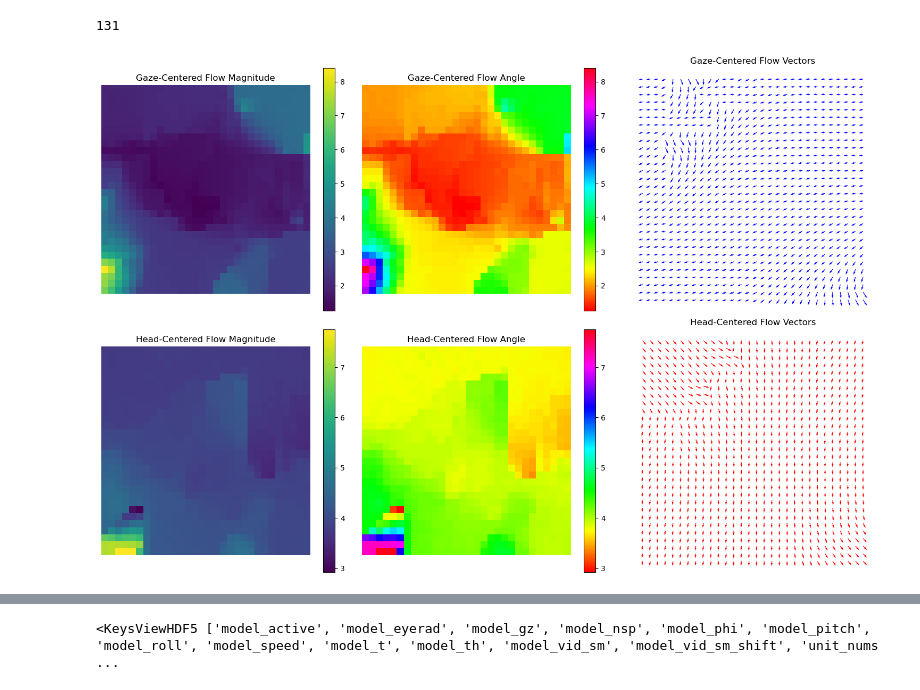
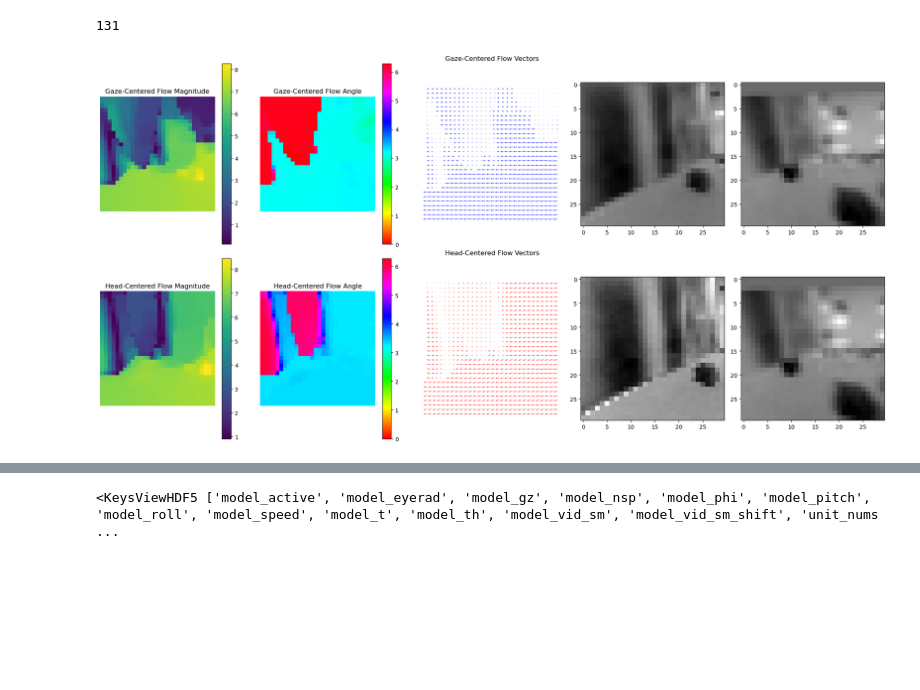
Before and after one commit to BonnenLab/U19-preliminary-data-analysis, a Jupyter notebook: simple-motion-stats.ipynb, the cells around one changed output, grey strips where cells are left out. Drawn from its saved outputs; the diff is of its cells as text; code cells hidden in the pictures; blank space fills up the shorter version.

Commit message:
Where mo and Kate left off on August 29th.  After fixing the orientation of the motion speed/direction plots

```diff
--- a/simple-motion-stats.ipynb
+++ b/simple-motion-stats.ipynb
@@ -75,52 +75,65 @@ flow_mag_gaze = np.load('opticflow_gaze_magnitude.npy')
 flow_angle_gaze = np.load('opticflow_gaze_angle.npy')
 # %%
 # Calculate vector components from magnitude and angle
-U_gaze = flow_mag_gaze[0,...] * np.cos((flow_angle_gaze[0,...]))
-V_gaze = flow_mag_gaze[0,...] * np.sin((flow_angle_gaze[0,...]))
-U_head = flow_mag_head[0,...] * np.cos((flow_angle_head[0,...]))
-V_head = flow_mag_head[0,...] * np.sin((flow_angle_head[0,...]))
+this_frame = 1021
+
+U_gaze = flow_mag_gaze[this_frame,...] * np.cos((flow_angle_gaze[this_frame,...]))
+V_gaze = flow_mag_gaze[this_frame,...] * np.sin((flow_angle_gaze[this_frame,...]))
+U_head = flow_mag_head[this_frame,...] * np.cos((flow_angle_head[this_frame,...]))
+V_head = flow_mag_head[this_frame,...] * np.sin((flow_angle_head[this_frame,...]))
 # Create a 2x3 subplot
-fig, axs = plt.subplots(nrows=2, ncols=3, figsize=(15, 10))
+fig, axs = plt.subplots(nrows=2, ncols=5, figsize=(20, 10))
 
-this_frame = 20010
+origin = 'upper'
 
 # First row for gaze-centered data
-img1 = axs[0, 0].imshow(flow_mag_gaze[this_frame, :, :], cmap='viridis')
+img1 = axs[0, 0].imshow(flow_mag_gaze[this_frame, :, :], cmap='viridis',origin=origin )
 fig.colorbar(img1, ax=axs[0, 0])
 axs[0, 0].set_title('Gaze-Centered Flow Magnitude')
 axs[0, 0].axis('off')
 
-img2 = axs[0, 1].imshow(flow_angle_gaze[this_frame, :, :], cmap='hsv')
+img2 = axs[0, 1].imshow(flow_angle_gaze[this_frame, :, :], cmap='hsv',vmin=0, vmax=2*math.pi,origin=origin )
 fig.colorbar(img2, ax=axs[0, 1])
 axs[0, 1].set_title('Gaze-Centered Flow Angle')
 axs[0, 1].axis('off')
 
 qv1 = axs[0, 2].quiver(U_gaze, V_gaze, color='blue')
 axs[0, 2].set_title('Gaze-Centered Flow Vectors')
 axs[0, 2].axis('equal')
 axs[0, 2].axis('off')
+axs[0,2].invert_yaxis()
+
+axs[0,3].imshow(frames_gaze_centered[this_frame,...],cmap='gray')
+
+axs[0,4].imshow(frames_gaze_centered[this_frame+2,...],cmap='gray')
 
 # Second row for head-centered data
-img3 = axs[1, 0].imshow(flow_mag_head[this_frame, :, :], cmap='viridis')
+img3 = axs[1, 0].imshow(flow_mag_head[this_frame, :, :], cmap='viridis',origin=origin )
 fig.colorbar(img3, ax=axs[1, 0])
 axs[1, 0].set_title('Head-Centered Flow Magnitude')
 axs[1, 0].axis('off')
 
-img4 = axs[1, 1].imshow(flow_angle_head[this_frame, :, :], cmap='hsv')
+img4 = axs[1, 1].imshow(flow_angle_head[this_frame, :, :], cmap='hsv',vmin=0, vmax=2*math.pi,origin=origin )
 fig.colorbar(img4, ax=axs[1, 1])
 axs[1, 1].set_title('Head-Centered Flow Angle')
 axs[1, 1].axis('off')
 
 qv2 = axs[1, 2].quiver(U_head, V_head, color='red')
 axs[1, 2].set_title('Head-Centered Flow Vectors')
 axs[1, 2].axis('equal')
 axs[1, 2].axis('off')
 
+# Flip the Y-axis
+axs[1,2].invert_yaxis()
+
+axs[1,3].imshow(frames_head_centered[this_frame,...],cmap='gray')
+axs[1,4].imshow(frames_gaze_centered[this_frame+2,...],cmap='gray')
+
 # Show the plot
 plt.tight_layout()
 plt.show()
 # %% [output]
-[figure, old version]
+[figure, new version]
 # %%
 # NOTE:
 # This is a copy of "parula" from MATLAB. We don't claim any rights to this
```
Also changed, not shown: parts of 9 cells of this notebook, 1 other file.
